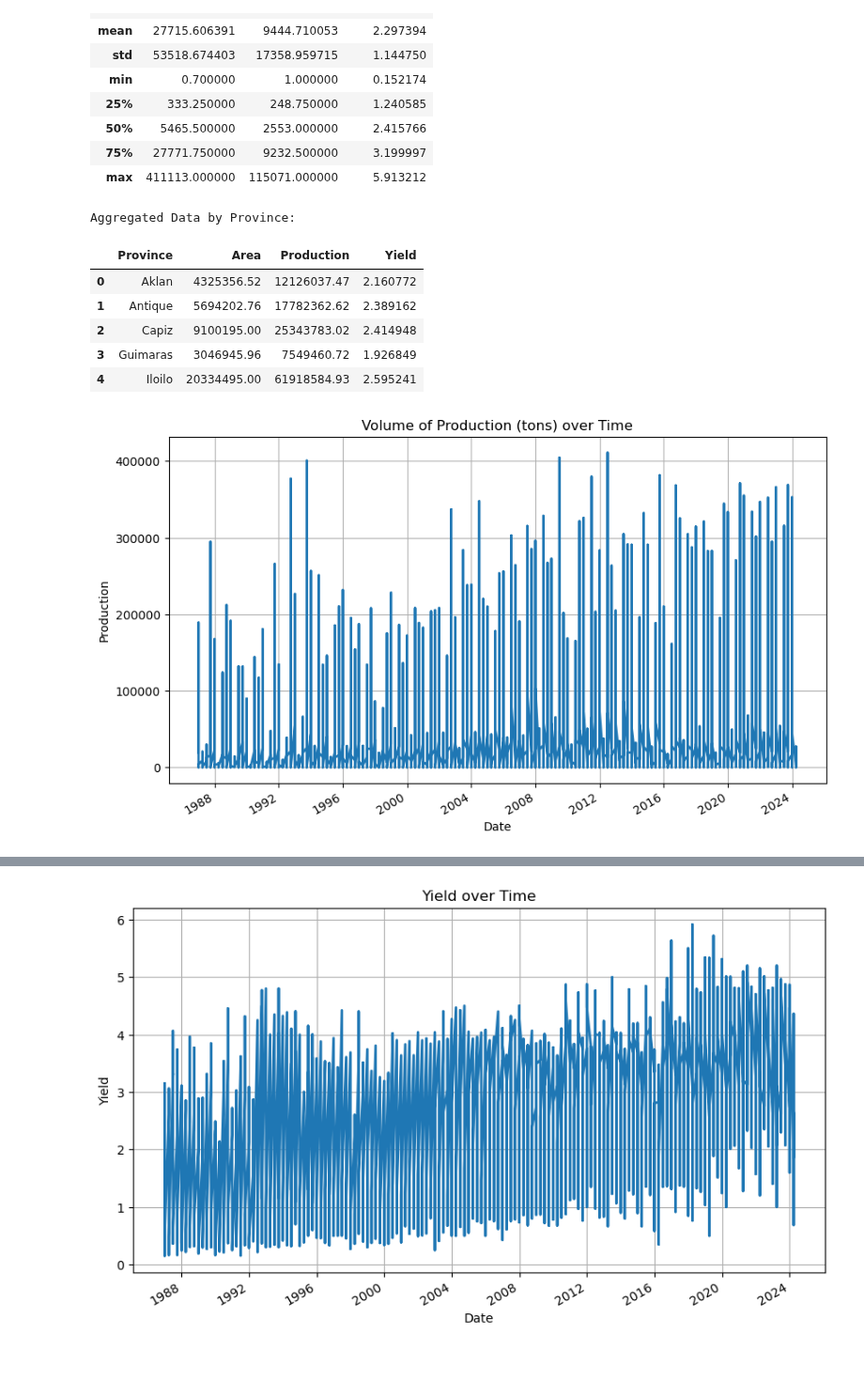
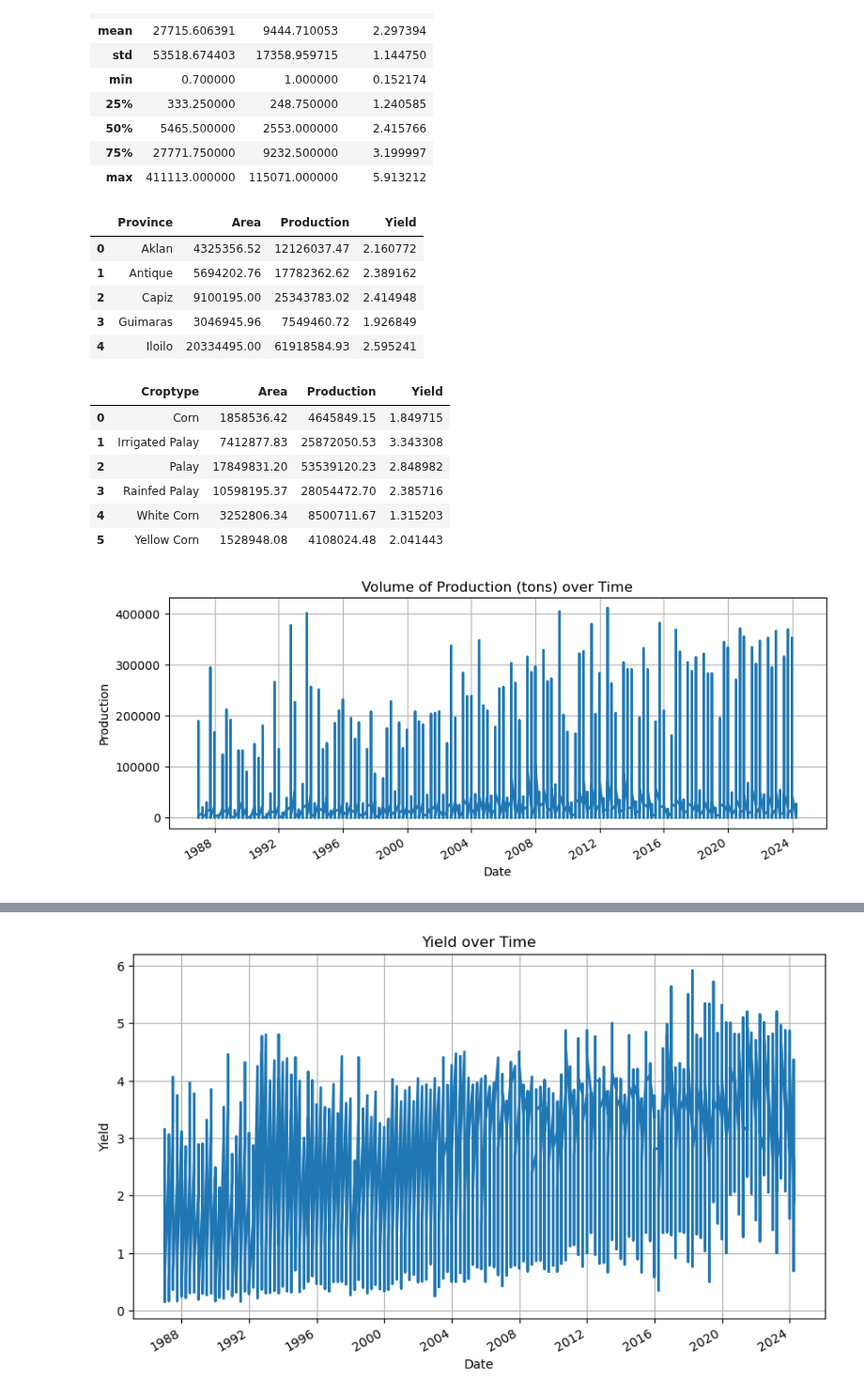
Before and after one commit to kazeulo/Project_197, a Jupyter notebook: project_197.ipynb, the cells around one changed output, grey strips where cells are left out. Shown at 94% size. Drawn from its saved outputs; the diff is of its cells as text; code cells hidden in the pictures; blank space fills up the shorter version.

```diff
--- a/project_197.ipynb
+++ b/project_197.ipynb
@@ -198,32 +198,47 @@ descriptive_stats
 | 75% | 27771.750000 | 9232.500000 | 3.199997 |
 | max | 411113.000000 | 115071.000000 | 5.913212 |
 # %%
-# aggregation by Province (if more data is available across different dates)
+# aggregation by Province
 province_summary = dataset.groupby('Province').agg({
     'Area': 'sum',
     'Production': 'sum',
     'Yield': 'mean'
 }).reset_index()
 
-print("\nAggregated Data by Province:")
 province_summary
 # %% [output]
-Aggregated Data by Province:
 |  | Province | Area | Production | Yield |
 | 0 | Aklan | 4325356.52 | 12126037.47 | 2.160772 |
 | 1 | Antique | 5694202.76 | 17782362.62 | 2.389162 |
 | 2 | Capiz | 9100195.00 | 25343783.02 | 2.414948 |
 | 3 | Guimaras | 3046945.96 | 7549460.72 | 1.926849 |
 | 4 | Iloilo | 20334495.00 | 61918584.93 | 2.595241 |
+# %%
+# aggregation by Croptype (since more data is available across different dates)
+croptype_summary = dataset.groupby('Croptype').agg({
+    'Area': 'sum',
+    'Production': 'sum',
+    'Yield': 'mean'
+}).reset_index()
+
+croptype_summary
+# %% [output]
+|  | Croptype | Area | Production | Yield |
+| 0 | Corn | 1858536.42 | 4645849.15 | 1.849715 |
+| 1 | Irrigated Palay | 7412877.83 | 25872050.53 | 3.343308 |
+| 2 | Palay | 17849831.20 | 53539120.23 | 2.848982 |
+| 3 | Rainfed Palay | 10598195.37 | 28054472.70 | 2.385716 |
+| 4 | White Corn | 3252806.34 | 8500711.67 | 1.315203 |
+| 5 | Yellow Corn | 1528948.08 | 4108024.48 | 2.041443 |
 # %%
 # visualizing the trend of 'Production' over time
-plt.figure(figsize=(10, 6))
+plt.figure(figsize=(10, 4))
 dataset['Production'].plot(title="Volume of Production (tons) over Time", linewidth=2)
 plt.xlabel('Date')
 plt.ylabel('Production')
 plt.grid(True)
 plt.show()
 # %% [output]
-[figure, old version]
+[figure, new version]
 # %%
 # plot area over time (province as hue)
```
Also changed, not shown: parts of 3 cells of this notebook.
